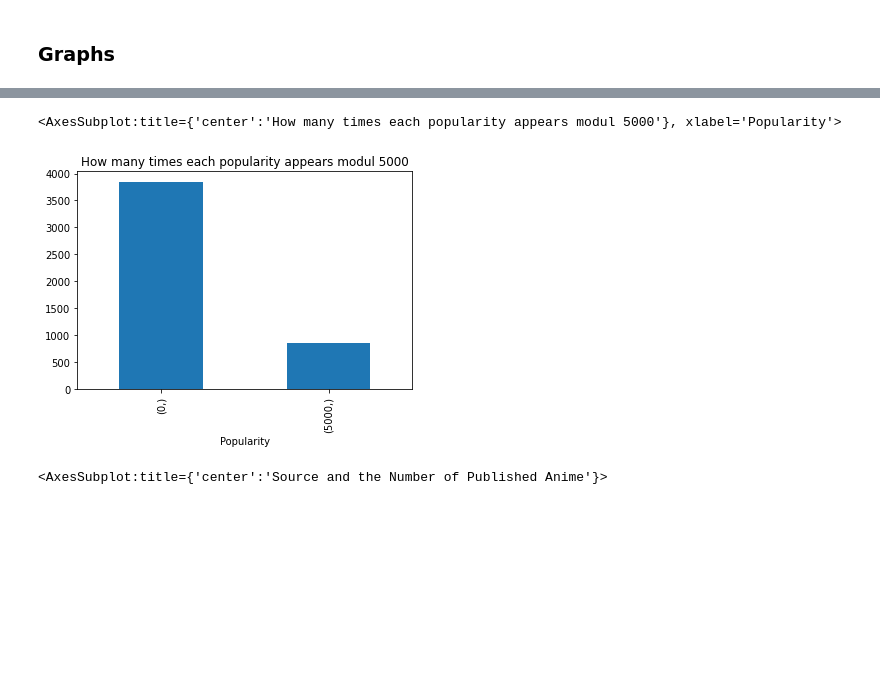
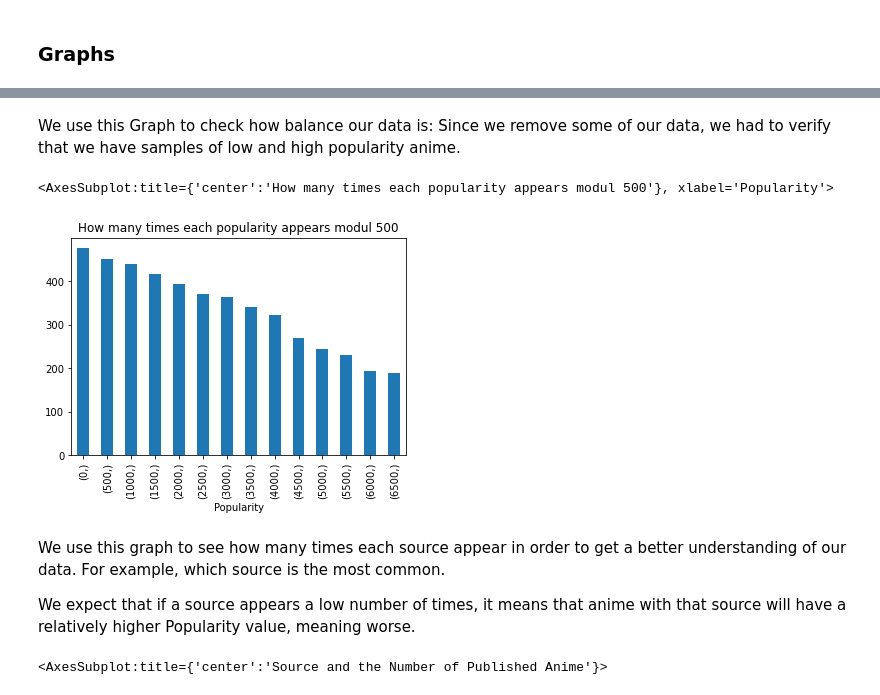
Before and after one commit to TamirIsCool/DataScIntro, a Jupyter notebook: Classification/WebScraping/prediction_groundwork_for_tommorow.ipynb, the cells around one changed output, grey strips where cells are left out. Cells and saved outputs as stored; diff of their text form; code cells hidden in the pictures; blank space fills up the shorter version.

Commit message:
Added graphs and notes

```diff
--- a/Classification/WebScraping/prediction_groundwork_for_tommorow.ipynb
+++ b/Classification/WebScraping/prediction_groundwork_for_tommorow.ipynb
@@ -374,13 +379,20 @@ genre_appearances[genre_appearances > 70].plot(kind = 'bar')
+# %% [markdown]
+We use this Graph to check how balance our data is: Since we remove some of our data, we had to verify that we have samples of low and high popularity anime.
 # %%
-plt.title('How many times each popularity appears modul 5000')
-df_popularity = df[['Popularity']].apply(lambda x: (x-(x%5000)))
+plt.title('How many times each popularity appears modul 500')
+df_popularity = df[['Popularity']].apply(lambda x: (x-(x%500)))
 df_popularity
 
 df_popularity_count = df_popularity.value_counts()
 df_popularity_count.plot(kind = 'bar')
 # %% [output]
-<AxesSubplot:title={'center':'How many times each popularity appears modul 5000'}, xlabel='Popularity'>
+<AxesSubplot:title={'center':'How many times each popularity appears modul 500'}, xlabel='Popularity'>
-[figure, old version]
+[figure, new version]
+# %% [markdown]
+We use this graph to see how many times each source appear in order to get a better understanding of our data.
+For example, which source is the most common.
+
+We expect that if a source appears a low number of times, it means that anime with that source will have a relatively higher Popularity value, meaning worse.
 # %%
 plt.title('Source and the Number of Published Anime')
 source_appearances = df['Source Type'].value_counts()
```
Also changed, not shown: parts of 21 cells of this notebook.
